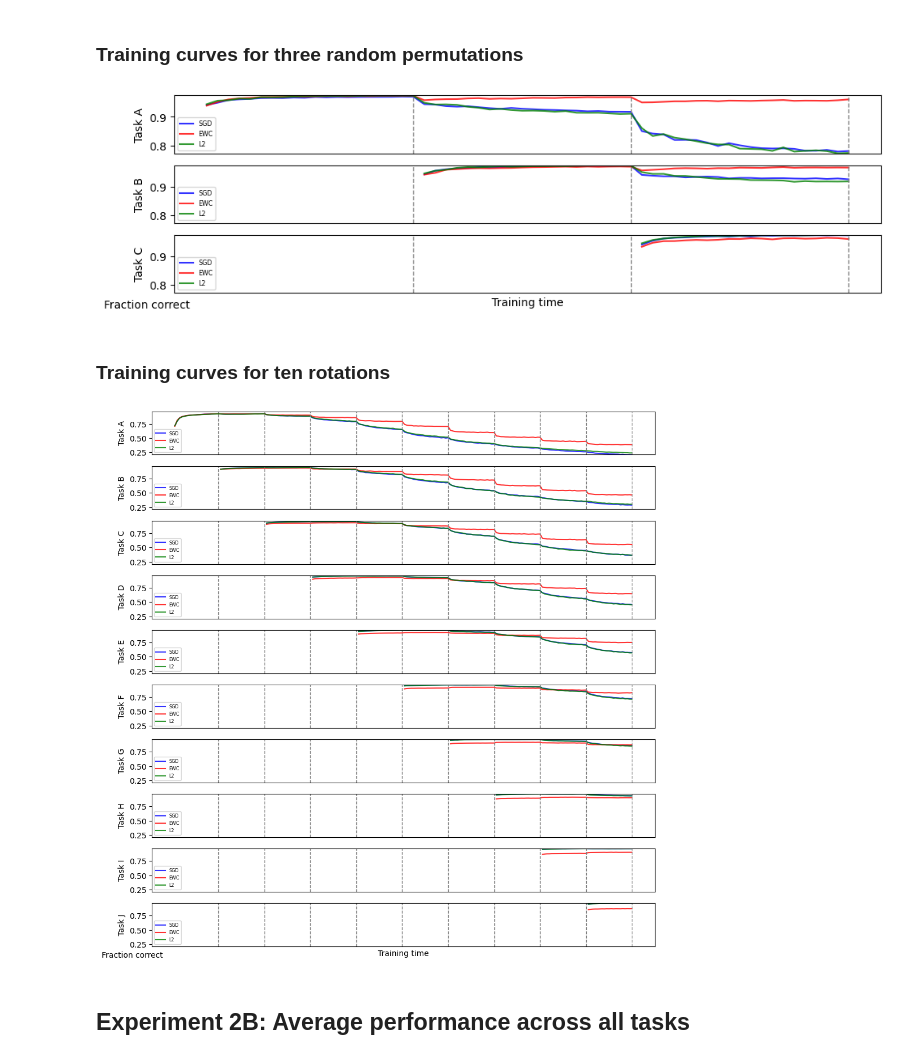
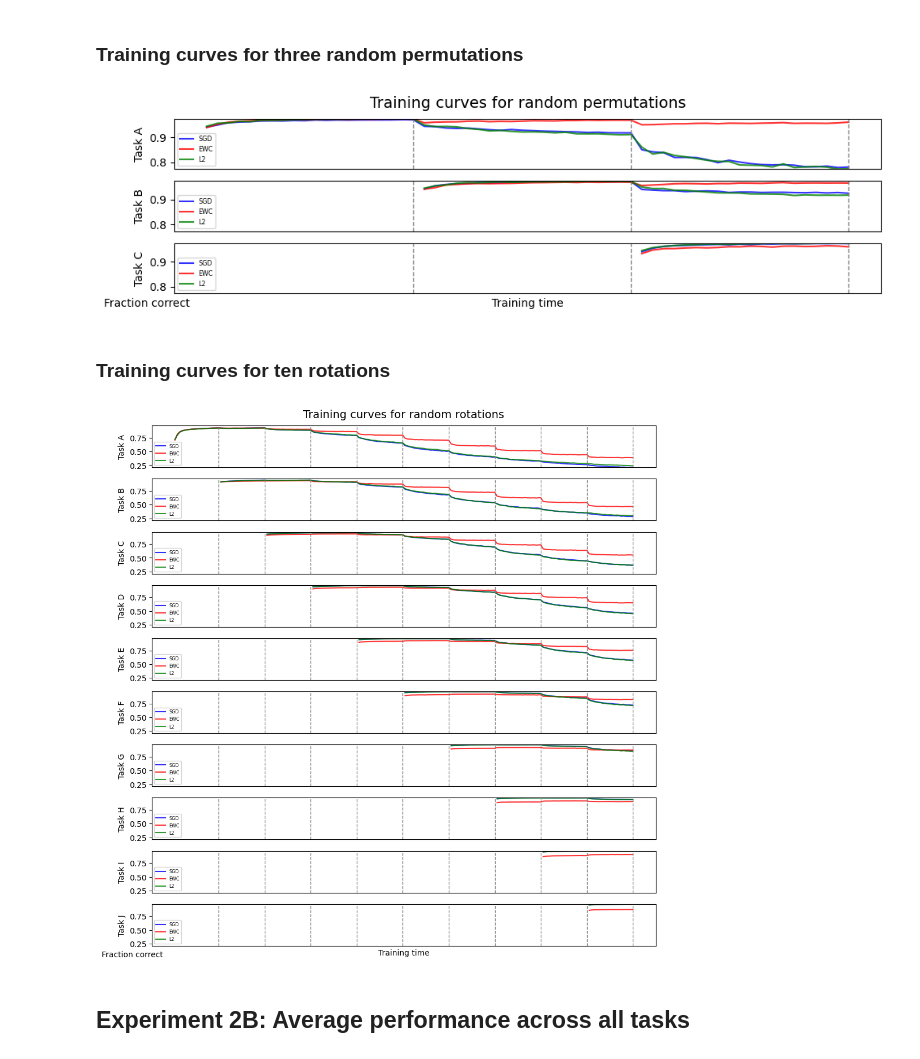
Before and after one commit to AleksicJelisaveta/EE411---Project, a Jupyter notebook: plot_results.ipynb, the cells around one changed output. Drawn from its saved outputs; the diff is of its cells as text; code cells hidden in the pictures.

Commit message:
added titles for the plots

```diff
--- a/plot_results.ipynb
+++ b/plot_results.ipynb
@@ -14,19 +14,19 @@ from utils import *
 # %%
 
 file_path = os.path.join(os.getcwd(), "results", "experiment2A_results_permutated_10k.csv")
 epoch_accuracies_SGD_permutated, epoch_accuracies_EWC_permutated, epoch_accuracies_L2_permutated = extract_epoch_accuracies(file_path)
-plot_experiment_2A(epoch_accuracies_SGD_permutated, epoch_accuracies_EWC_permutated, epoch_accuracies_L2_permutated)
+plot_experiment_2A(epoch_accuracies_SGD_permutated, epoch_accuracies_EWC_permutated, epoch_accuracies_L2_permutated, "Training curves for random permutations")
 # %% [output]
-[figure, old version]
+[figure, new version]
 # %% [markdown]
 ### Training curves for ten rotations
 # %%
 
 file_path = os.path.join(os.getcwd(), "results", "experiment2A_results_rotated.csv")
 epoch_accuracies_SGD_rotated, epoch_accuracies_EWC_rotated, epoch_accuracies_L2_rotated = extract_epoch_accuracies(file_path)
-plot_experiment_2A(epoch_accuracies_SGD_rotated, epoch_accuracies_EWC_rotated, epoch_accuracies_L2_rotated)
+plot_experiment_2A(epoch_accuracies_SGD_rotated, epoch_accuracies_EWC_rotated, epoch_accuracies_L2_rotated, "Training curves for random rotations")
 # %% [output]
-[figure, old version]
+[figure, new version]
 # %% [markdown]
 ## Experiment 2B: Average performance across all tasks
 # %% [markdown]
```
Also changed, not shown: 1 other file.
